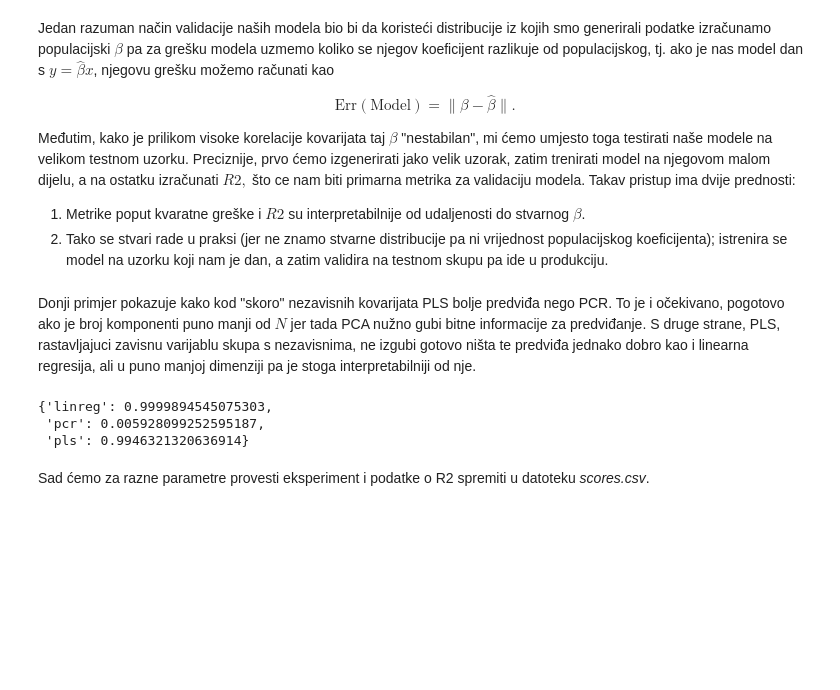
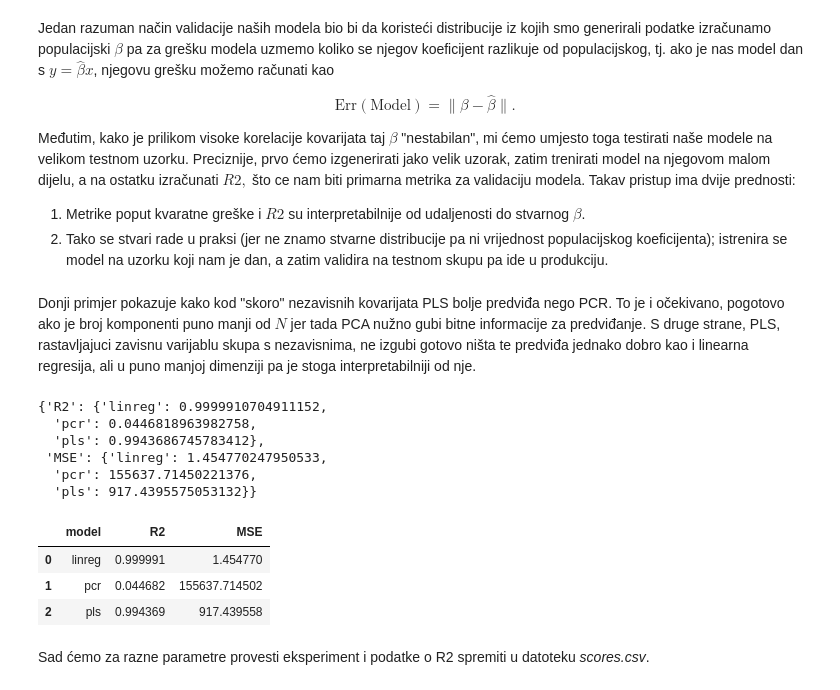
Before and after one commit to ninjas77/PLS, a Jupyter notebook: experimenting.ipynb, the cells around one changed output. Cells and saved outputs as stored; diff of their text form; code cells hidden in the pictures; blank space fills up the shorter version.

```diff
--- a/experimenting.ipynb
+++ b/experimenting.ipynb
@@ -109,11 +110,13 @@ def train_and_evaluate_all_models(X_train: np.array, X_test: np.array, y_train:
         dict: Contains model names with their respective R2 values.
     """
 
-    score_dict = {}
+    score_dict = {'R2': {}, 'MSE': {}}
 
     for model_name in list(Model):
         model = Model.train(model_name=model_name, X=X_train, y=y_train, n_components=n_components)
-        score_dict[model_name.value] = model.score(X_test, y_test)
+        score_dict['R2'][model_name.value] = model.score(X_test, y_test)
+        preds_test = model.predict(X_test)
+        score_dict['MSE'][model_name.value] = mean_squared_error(preds_test, y_test)
 
     return score_dict
 # %% [markdown]
@@ -131,9 +134,22 @@ X_train, X_test, y_train, y_test = train_test_split(X, y, random_state=random_st
 score_dict = train_and_evaluate_all_models(X_train=X_train, X_test=X_test, y_train=y_train, y_test=y_test, n_components=n_components)
 score_dict
 # %% [output]
-{'linreg': 0.9999894545075303,
- 'pcr': 0.005928099252595187,
- 'pls': 0.9946321320636914}
+{'R2': {'linreg': 0.9999910704911152,
+  'pcr': 0.0446818963982758,
+  'pls': 0.9943686745783412},
+ 'MSE': {'linreg': 1.454770247950533,
+  'pcr': 155637.71450221376,
+  'pls': 917.4395575053132}}
+# %%
+df = pd.DataFrame(score_dict)
+df.index.name = 'model'
+df = df.reset_index()
+df
+# %% [output]
+|  | model | R2 | MSE |
+| 0 | linreg | 0.999991 | 1.454770 |
+| 1 | pcr | 0.044682 | 155637.714502 |
+| 2 | pls | 0.994369 | 917.439558 |
 # %% [markdown]
 Sad ćemo za razne parametre provesti eksperiment i podatke o R2 spremiti u datoteku _scores.csv_.
 # %%
```
Also changed, not shown: parts of 2 cells of this notebook, 4 other files.
